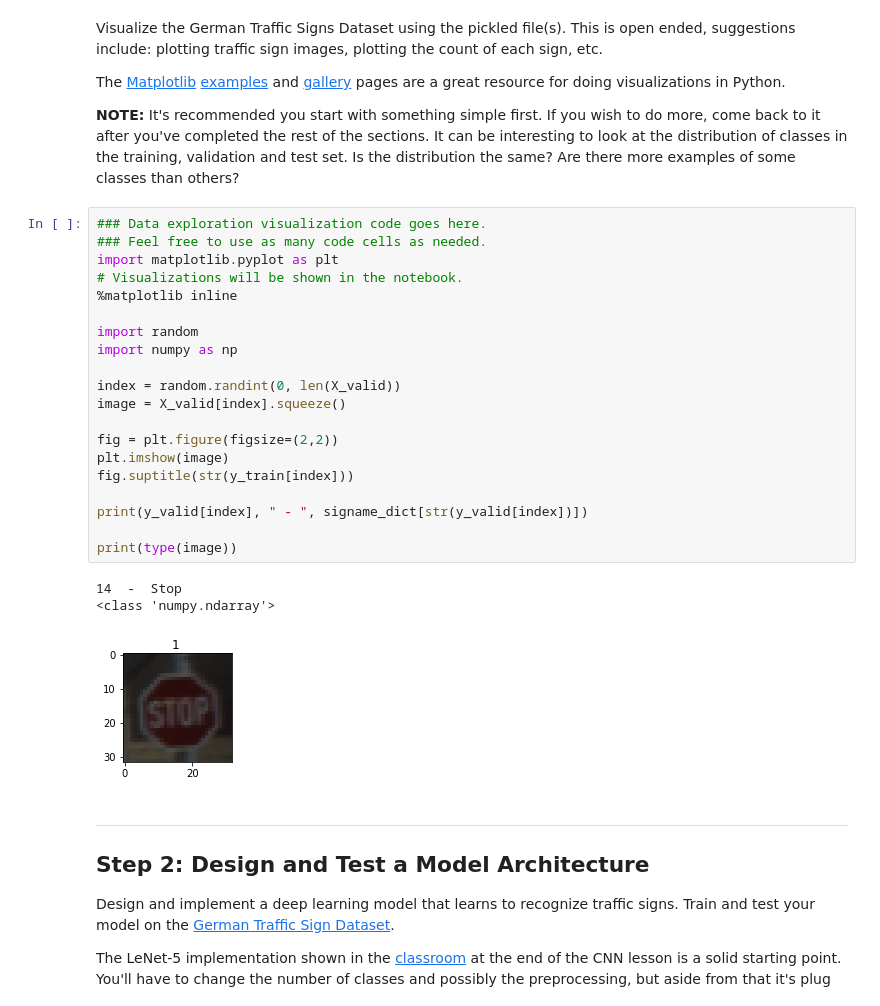
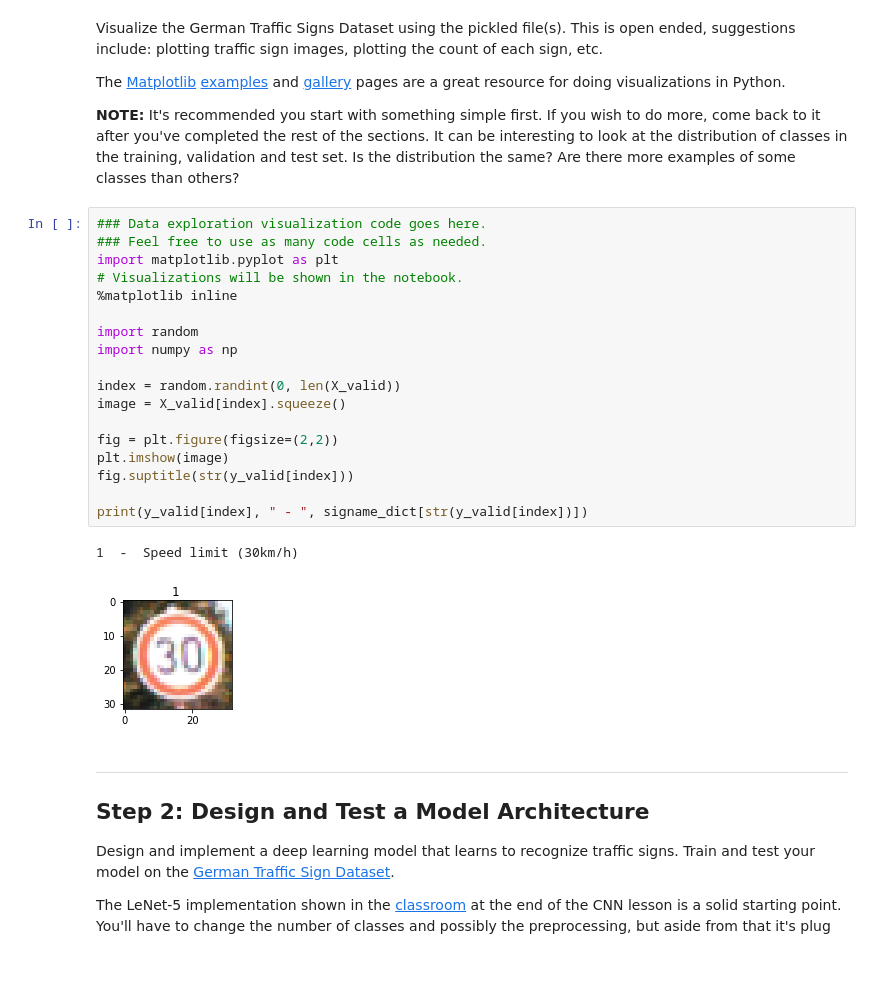
Before and after one commit to stein089/CarND-Traffic-Sign-Classifier-Project, a Jupyter notebook: Traffic_Sign_Classifier.ipynb, the cells around one changed output. Cells and saved outputs as stored; diff of their text form; blank space fills up the shorter version.

```diff
--- a/Traffic_Sign_Classifier.ipynb
+++ b/Traffic_Sign_Classifier.ipynb
@@ -112,27 +103,24 @@ The [Matplotlib](http://matplotlib.org/) [examples](http://matplotlib.org/exampl
 # %%
 ### Data exploration visualization code goes here.
 ### Feel free to use as many code cells as needed.
 import matplotlib.pyplot as plt
 # Visualizations will be shown in the notebook.
 %matplotlib inline
 
 import random
 import numpy as np
 
 index = random.randint(0, len(X_valid))
 image = X_valid[index].squeeze()
 
 fig = plt.figure(figsize=(2,2))
 plt.imshow(image)
-fig.suptitle(str(y_train[index]))
+fig.suptitle(str(y_valid[index]))
 
 print(y_valid[index], " - ", signame_dict[str(y_valid[index])])
-
-print(type(image))
 # %% [output]
-14  -  Stop
-<class 'numpy.ndarray'>
+1  -  Speed limit (30km/h)
-[figure, old version]
+[figure, new version]
 # %% [markdown]
 ----
 
```
Also changed, not shown: parts of 11 cells of this notebook.
